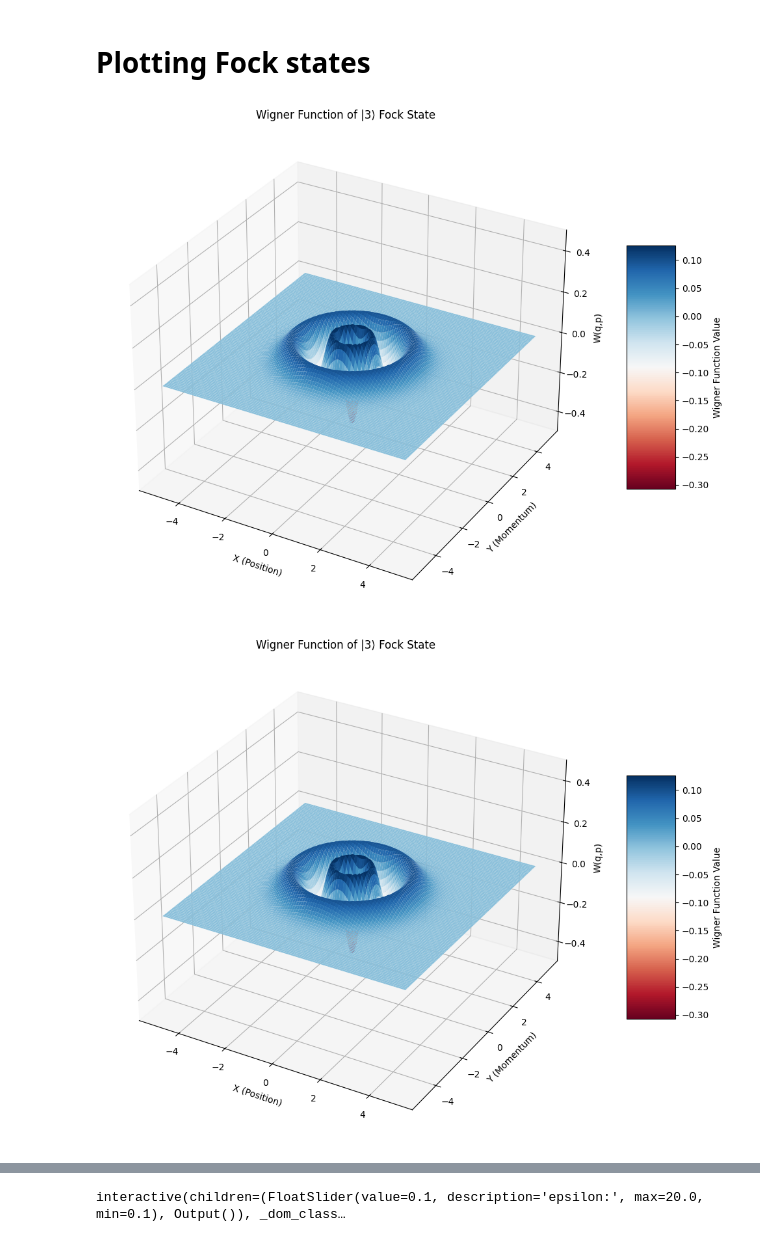
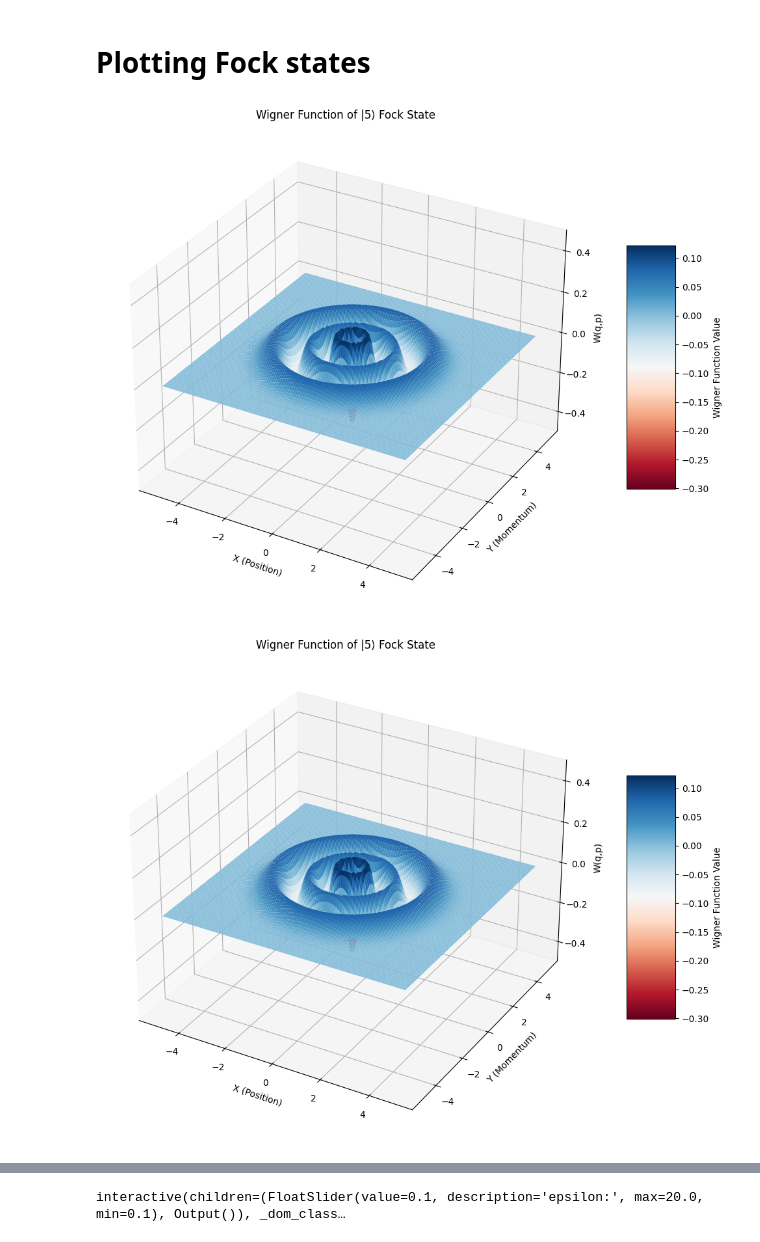
Before and after one commit to QiZhongLi/CV_Simulation, a Jupyter notebook: Testing.ipynb, the cells around one changed output, grey strips where cells are left out. Saved outputs shown, nothing was run; the diff lists cells and outputs as text; code cells hidden in the pictures.

```diff
--- a/Testing.ipynb
+++ b/Testing.ipynb
@@ -139,7 +139,7 @@ plt.show()
 # Plotting Fock states
 # %%
 # Fock state number
-n = 3
+n = 5
 
 # Calculate all μ_{kl} and c_{kl}
 states = np.zeros(n+1, dtype=complex)  # The alpha's that we need to approx. the fock for
@@ -188,34 +188,34 @@ for k in range(n_terms):
         G = (1/np.sqrt((det_sigma))) * np.exp(exponent).reshape(X.shape)
 
         if k == l:  # Diagonal terms
             W_Fock += np.exp(w[k,l]) * G
         else:  # Cross terms (include factor of 2 for Re)
             W_Fock += 2 * (np.exp(w[k,l]) * G).real
 
 W_Fock = W_Fock / N
 
 # Plotting
 fig = plt.figure(figsize=(12, 8))
 ax = fig.add_subplot(111, projection='3d')
 
 # Use proper surface plotting with colormap to show negativity
 surf = ax.plot_surface(X, P, W_Fock, cmap='RdBu',
                       rstride=1, cstride=1,
                       edgecolor='none',
                       antialiased=True)
 
 ax.set_xlabel('X (Position)')
 ax.set_ylabel('Y (Momentum)')
 ax.set_zlabel('W(q,p)')
 ax.set_title(f'Wigner Function of |{n}⟩ Fock State')
 ax.set_zlim(-0.5, 0.5)  # Adjusted for better view of negativity
 
 # Add colorbar to show negative values
 fig.colorbar(surf, shrink=0.5, aspect=5, label='Wigner Function Value')
 plt.tight_layout()
 plt.show()
 # %% [output]
-[figure, old version]
+[figure, new version]
 # %%
 import scipy as sp
 from scipy.special import eval_laguerre
@@ -250,7 +250,7 @@ fig.colorbar(surf, shrink=0.5, aspect=5, label='Wigner Function Value')
 plt.tight_layout()
 plt.show()
 # %% [output]
-[figure, old version]
+[figure, new version]
 # %% [markdown]
 # Superposition of Fock States (Normalized GKP?)
 
```
Also changed, not shown: 2 other files.
